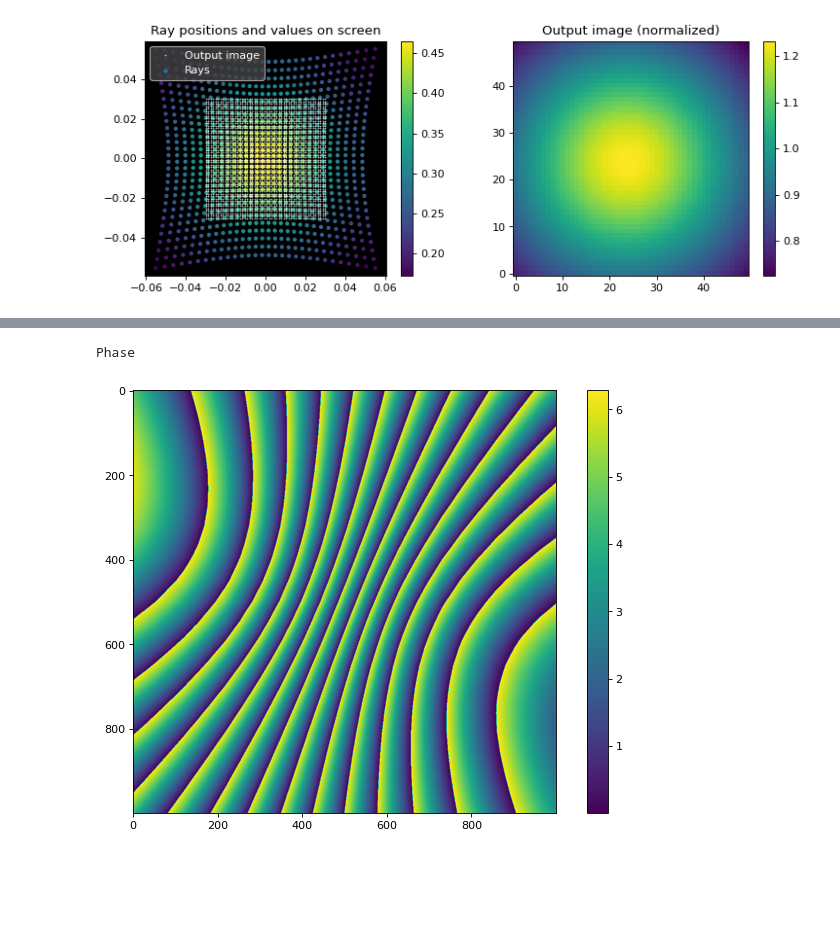
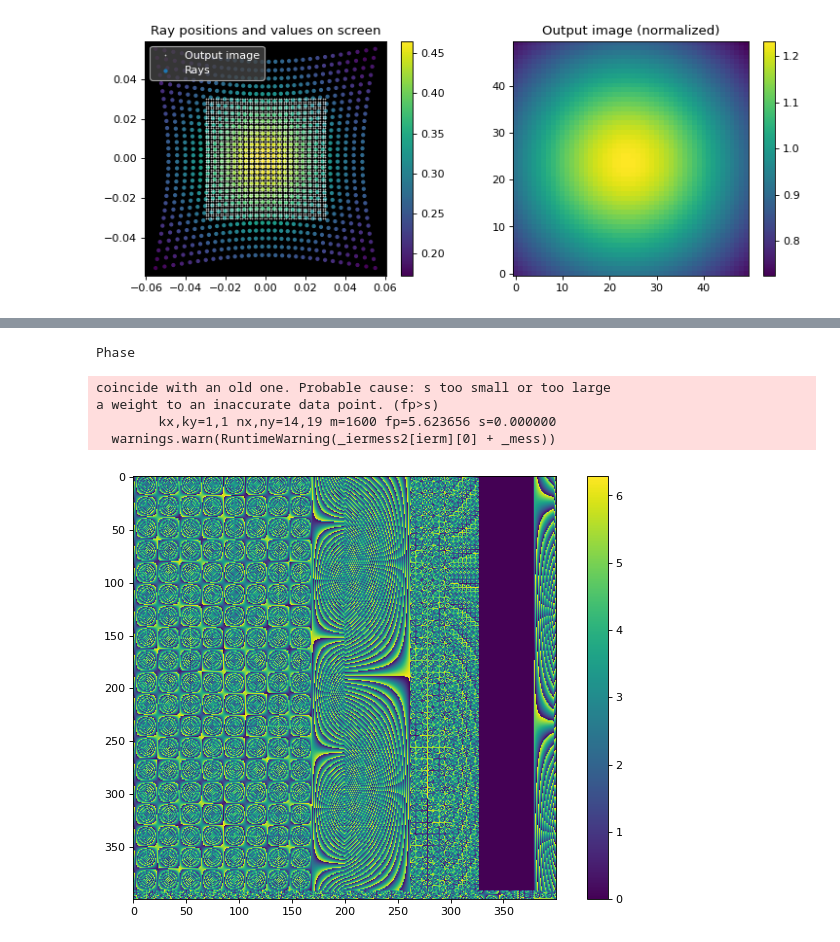
Before and after one commit to IvoVellekoop/raylearn, a Jupyter notebook: raylearn.ipynb, the cells around one changed output, grey strips where cells are left out. Saved outputs shown, nothing was run; the diff lists cells and outputs as text; code cells hidden in the pictures; blank space fills up the shorter version.

```diff
--- a/raylearn.ipynb
+++ b/raylearn.ipynb
@@ -699,25 +705,32 @@ Path lengths
 # %%
 pscreen_np = stuff[0].cpu().numpy()
 total_pathlength_np = total_pathlength.squeeze().cpu().numpy()
 
 total_pathlength_np.shape
 pscreen_np[:,:,0].shape
 
-newsize = 1000
+newsize = 400
 f = interp.interp2d(pscreen_np[:,:,0], pscreen_np[:,:,1], total_pathlength_np, kind='linear')
+# f = interp.SmoothBivariateSpline(pscreen_np[:,:,0], pscreen_np[:,:,1], total_pathlength_np, kx=3, ky=3)
+
 x = np.linspace(pscreen_np[0,0,0], pscreen_np[-1,-1,0], newsize)
 y = np.linspace(pscreen_np[0,0,1], pscreen_np[-1,-1,1], newsize)
 pathlength_np = f(x, y)
 
 wavelength = 630e-6
 phase_np = 2*math.pi * np.mod(pathlength_np, wavelength)/wavelength
+# phase_np = 2*math.pi * pathlength_np/wavelength
 
 print('\nPhase')
 fig = plt.figure(figsize=(10,7))
 fig.dpi = 80
 plt.imshow(phase_np)
 plt.colorbar()
 plt.show()
 # %% [output]
 Phase
+coincide with an old one. Probable cause: s too small or too large
+a weight to an inaccurate data point. (fp>s)
+        kx,ky=1,1 nx,ny=14,19 m=1600 fp=5.623656 s=0.000000
+  warnings.warn(RuntimeWarning(_iermess2[ierm][0] + _mess))
-[figure, old version]
+[figure, new version]
```
Also changed, not shown: parts of 2 cells of this notebook, 1 other file.
